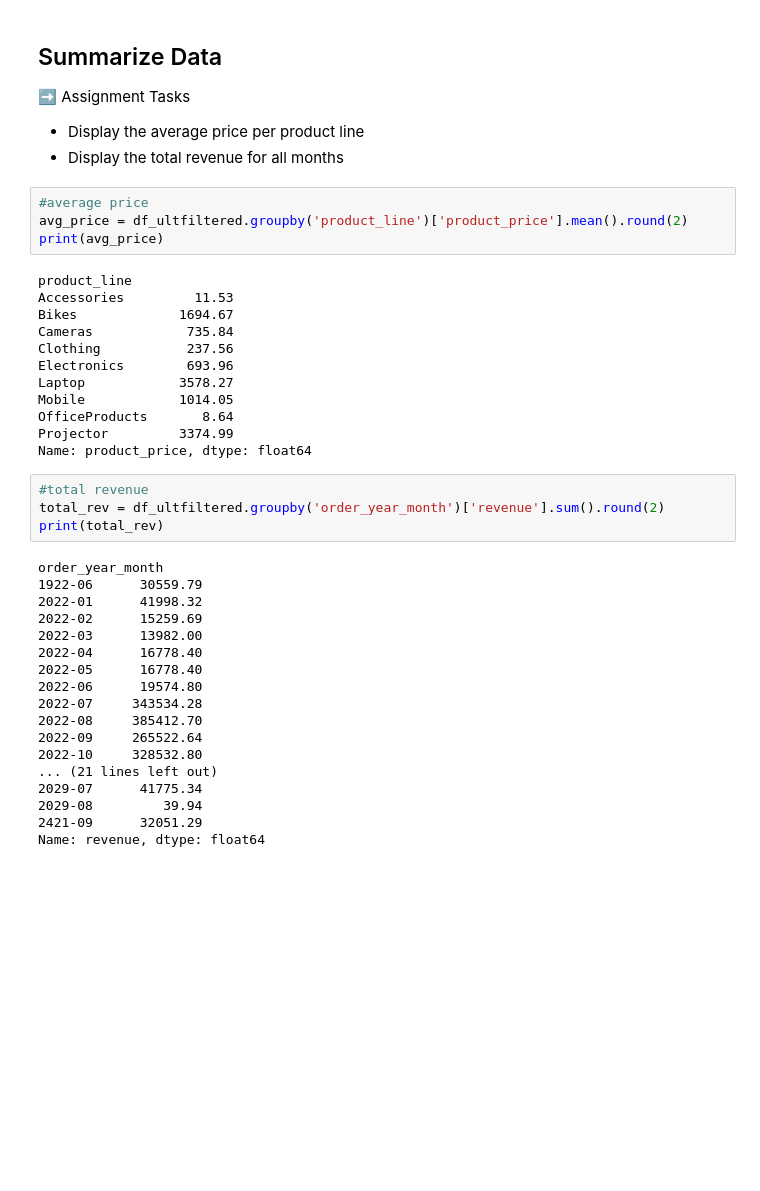
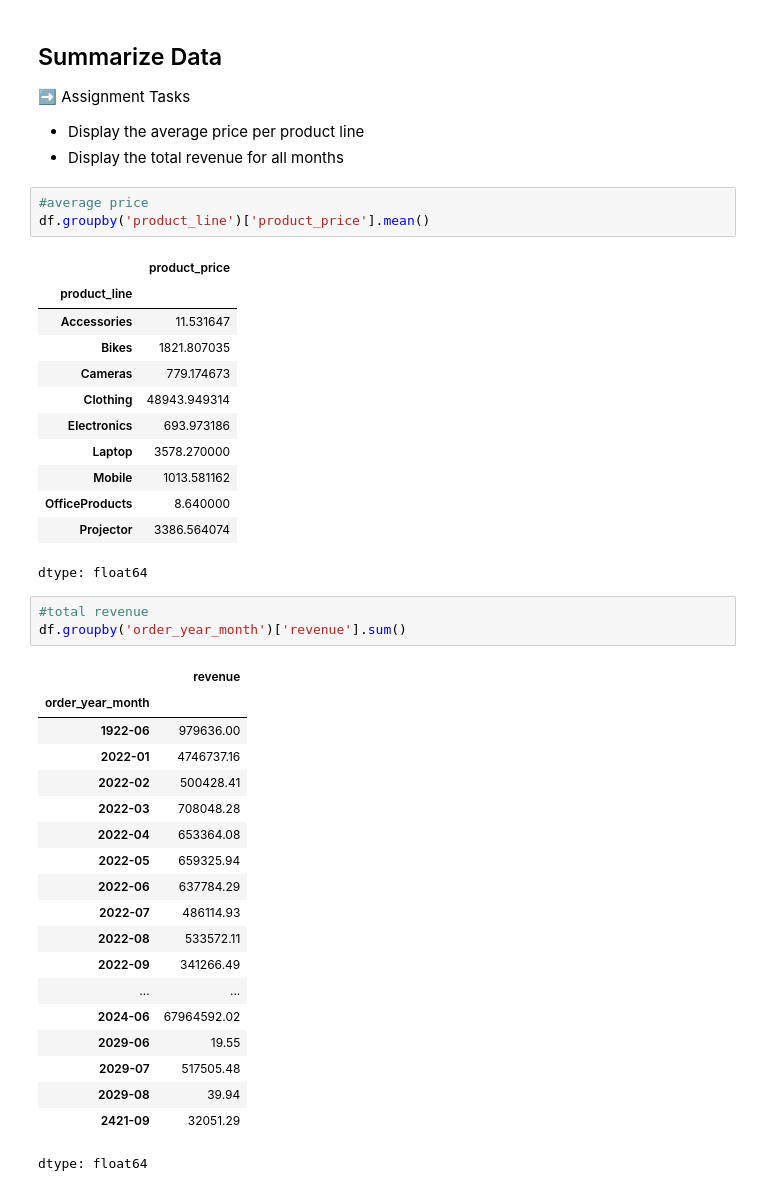
Before and after one commit to MHN-Main/4487, a Jupyter notebook: Labs/Scripts/lab_03_retailer_intro.ipynb, the cells around one changed output. Saved outputs shown, nothing was run; the diff lists cells and outputs as text; blank space fills up the shorter version.

```diff
--- a/Labs/Scripts/lab_03_retailer_intro.ipynb
+++ b/Labs/Scripts/lab_03_retailer_intro.ipynb
@@ -114,39 +105,40 @@ OutOfBoundsDatetime: Out of bounds nanosecond timestamp: 2421-09-12, at position
 - Display the total revenue for all months
 # %%
 #average price
-avg_price = df_ultfiltered.groupby('product_line')['product_price'].mean().round(2)
-print(avg_price)
+df.groupby('product_line')['product_price'].mean()
 # %% [output]
+|  | product_price |
+| product_line |  |
+| Accessories | 11.531647 |
+| Bikes | 1821.807035 |
+| Cameras | 779.174673 |
+| Clothing | 48943.949314 |
+| Electronics | 693.973186 |
+| Laptop | 3578.270000 |
+| Mobile | 1013.581162 |
+| OfficeProducts | 8.640000 |
+| Projector | 3386.564074 |
-product_line
-Accessories         11.53
-Bikes             1694.67
-Cameras            735.84
-Clothing           237.56
-Electronics        693.96
-Laptop            3578.27
-Mobile            1014.05
-OfficeProducts       8.64
-Projector         3374.99
-Name: product_price, dtype: float64
+dtype: float64
 # %%
 #total revenue
-total_rev = df_ultfiltered.groupby('order_year_month')['revenue'].sum().round(2)
-print(total_rev)
+df.groupby('order_year_month')['revenue'].sum()
 # %% [output]
+|  | revenue |
+| order_year_month |  |
+| 1922-06 | 979636.00 |
+| 2022-01 | 4746737.16 |
+| 2022-02 | 500428.41 |
+| 2022-03 | 708048.28 |
+| 2022-04 | 653364.08 |
+| 2022-05 | 659325.94 |
+| 2022-06 | 637784.29 |
+| 2022-07 | 486114.93 |
+| 2022-08 | 533572.11 |
+| 2022-09 | 341266.49 |
+| ... | ... |
+| 2024-06 | 67964592.02 |
+| 2029-06 | 19.55 |
+| 2029-07 | 517505.48 |
+| 2029-08 | 39.94 |
+| 2421-09 | 32051.29 |
-order_year_month
-1922-06      30559.79
-2022-01      41998.32
-2022-02      15259.69
-2022-03      13982.00
-2022-04      16778.40
-2022-05      16778.40
-2022-06      19574.80
-2022-07     343534.28
-2022-08     385412.70
-2022-09     265522.64
-2022-10     328532.80
-... (21 lines left out)
-2029-07      41775.34
-2029-08         39.94
-2421-09      32051.29
-Name: revenue, dtype: float64
+dtype: float64
```
Also changed, not shown: parts of 4 cells of this notebook.
